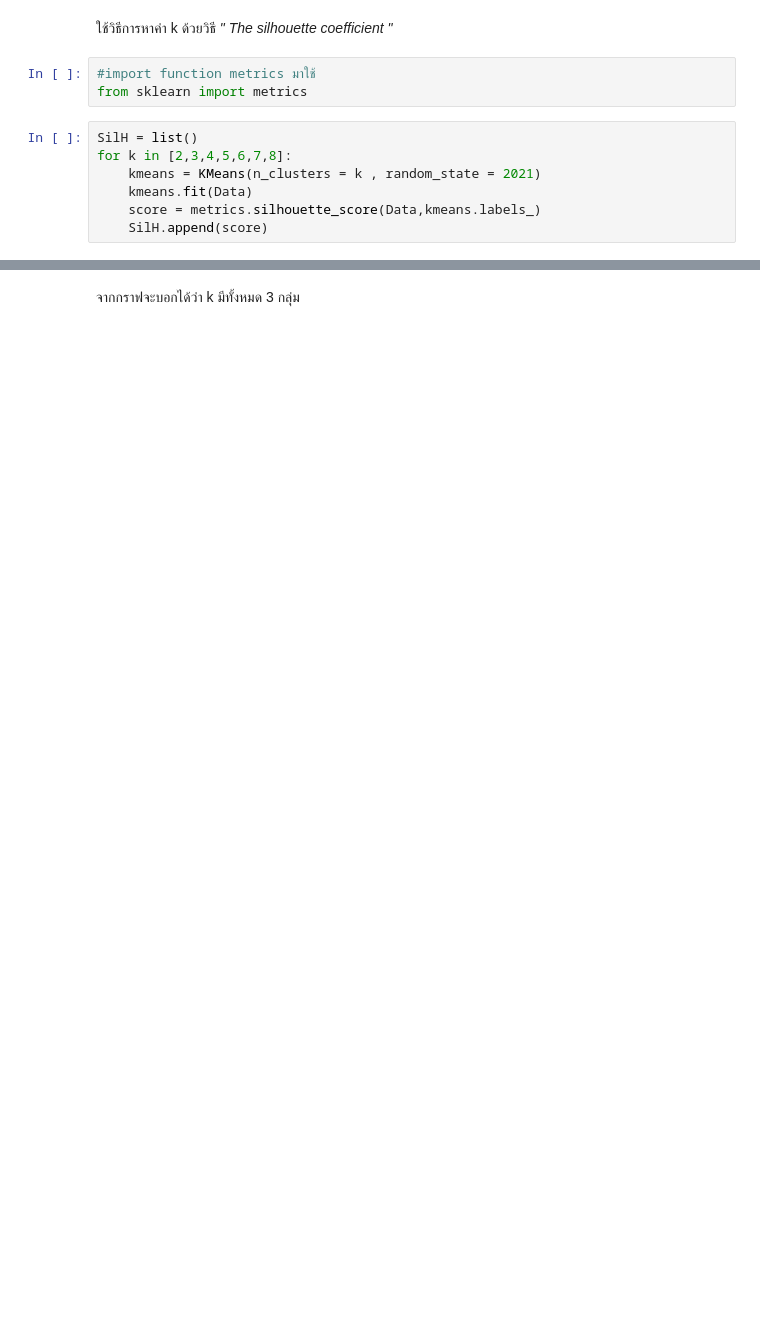
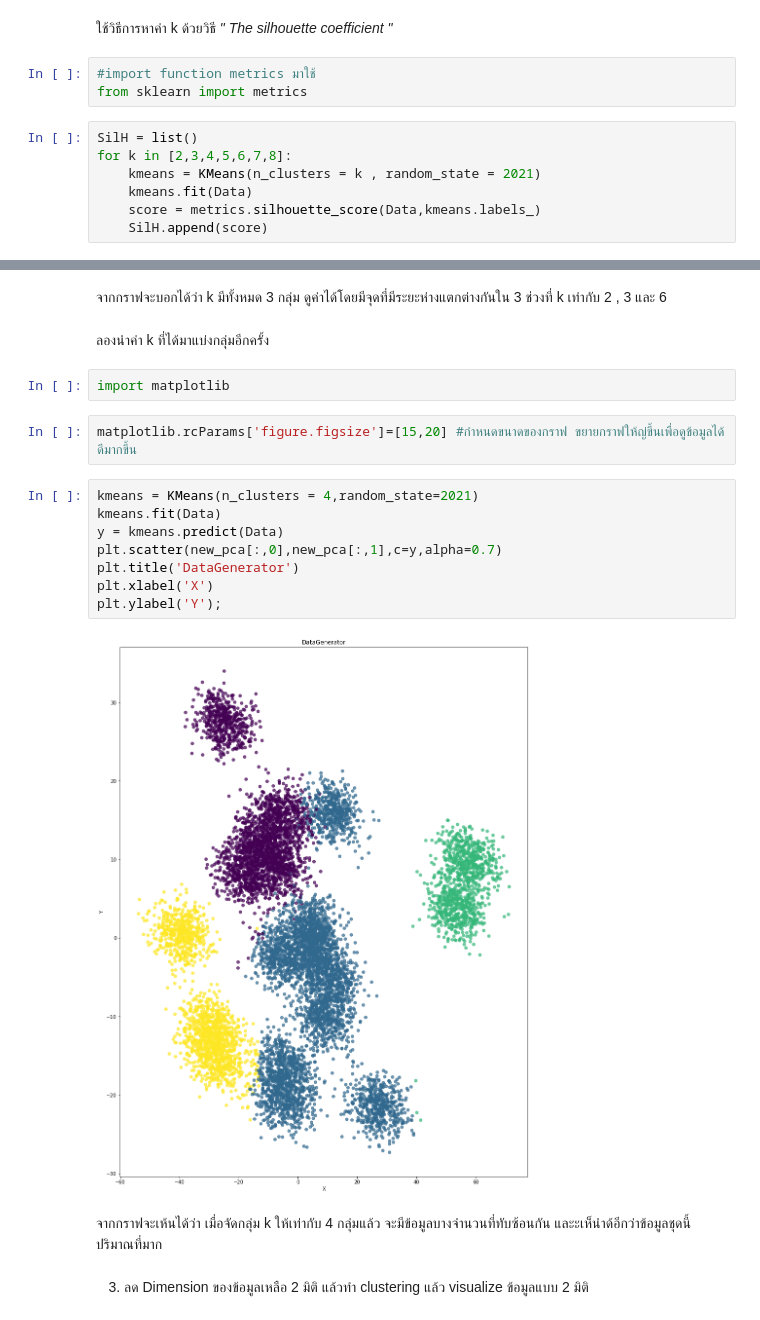
Before and after one commit to Kggzzz/Multivaririate, a Jupyter notebook: Multivariate_Exam.ipynb, the cells around one changed output, grey strips where cells are left out. Saved outputs shown, nothing was run; the diff lists cells and outputs as text; blank space fills up the shorter version.

```diff
--- a/Multivariate_Exam.ipynb
+++ b/Multivariate_Exam.ipynb
@@ -158,2 +213,22 @@ plt.ylabel('SilH');
 # %% [markdown]
-จากกราฟจะบอกได้ว่า k มีทั้งหมด 3 กลุ่ม
+จากกราฟจะบอกได้ว่า k มีทั้งหมด 3 กลุ่ม ดูค่าได้โดยมีจุดที่มีระยะห่างแตกต่างกันใน 3 ช่วงที่ k เท่ากับ 2 , 3 และ 6
+# %% [markdown]
+ลองนำค่า k ที่ได้มาแบ่งกลุ่มอีกครั้ง
+# %%
+import matplotlib
+# %%
+matplotlib.rcParams['figure.figsize']=[15,20] #กำหนดขนาดของกราฟ ขยายกราฟให้ญ่ขึ้นเพื่อดูข้อมูลได้ดีมากขึ้น
+# %%
+kmeans = KMeans(n_clusters = 4,random_state=2021)
+kmeans.fit(Data)
+y = kmeans.predict(Data)
+plt.scatter(new_pca[:,0],new_pca[:,1],c=y,alpha=0.7)
+plt.title('DataGenerator')
+plt.xlabel('X')
+plt.ylabel('Y');
+# %% [output]
+[figure, added]
+# %% [markdown]
+จากกราฟจะเห้นได้ว่า เมื่อจัดกลุ่ม k ให้เท่ากับ 4 กลุ่มแล้ว จะมีข้อมูลบางจำนวนที่ทับซ้อนกัน และะเห็นำด้อีกว่าข้อมูลชุดนี้ปริมาณที่มาก
+# %% [markdown]
+3. ลด Dimension ของข้อมูลเหลือ 2 มิติ แล้วทำ clustering แล้ว visualize ข้อมูลแบบ 2 มิติ
```
Also changed, not shown: parts of 20 cells of this notebook.
